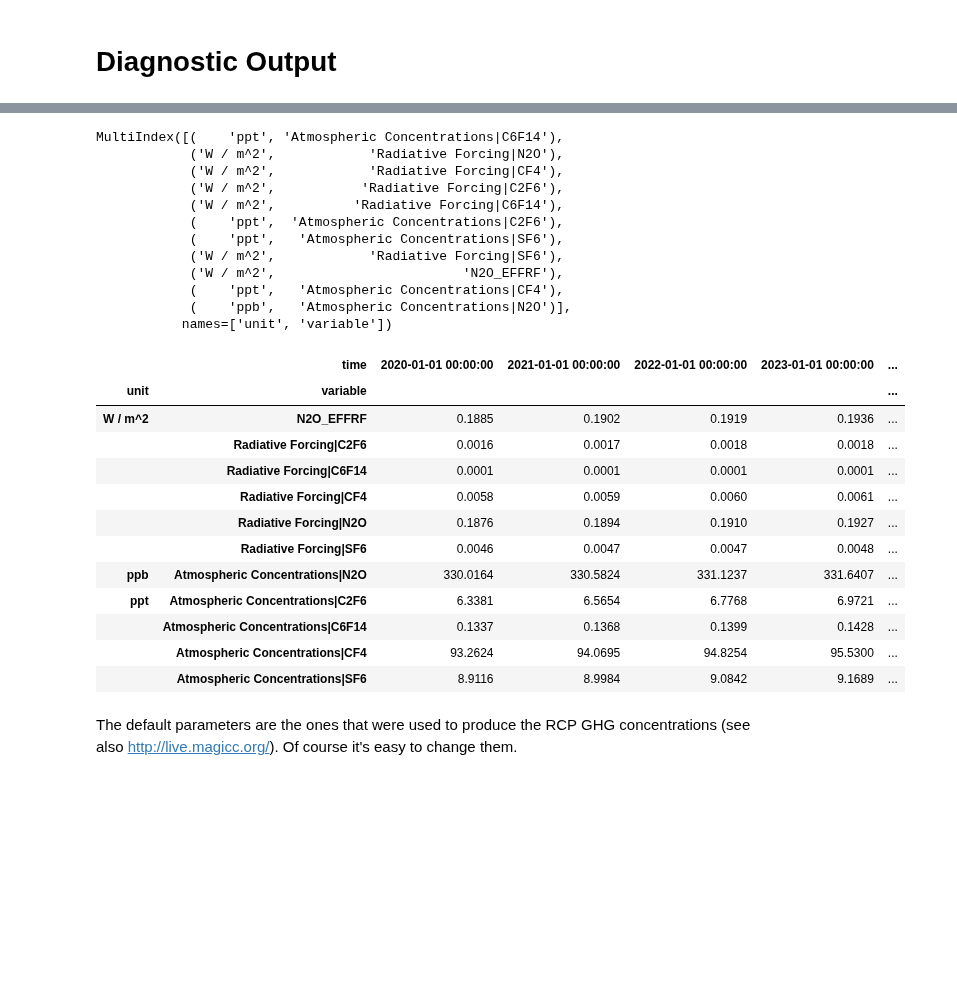
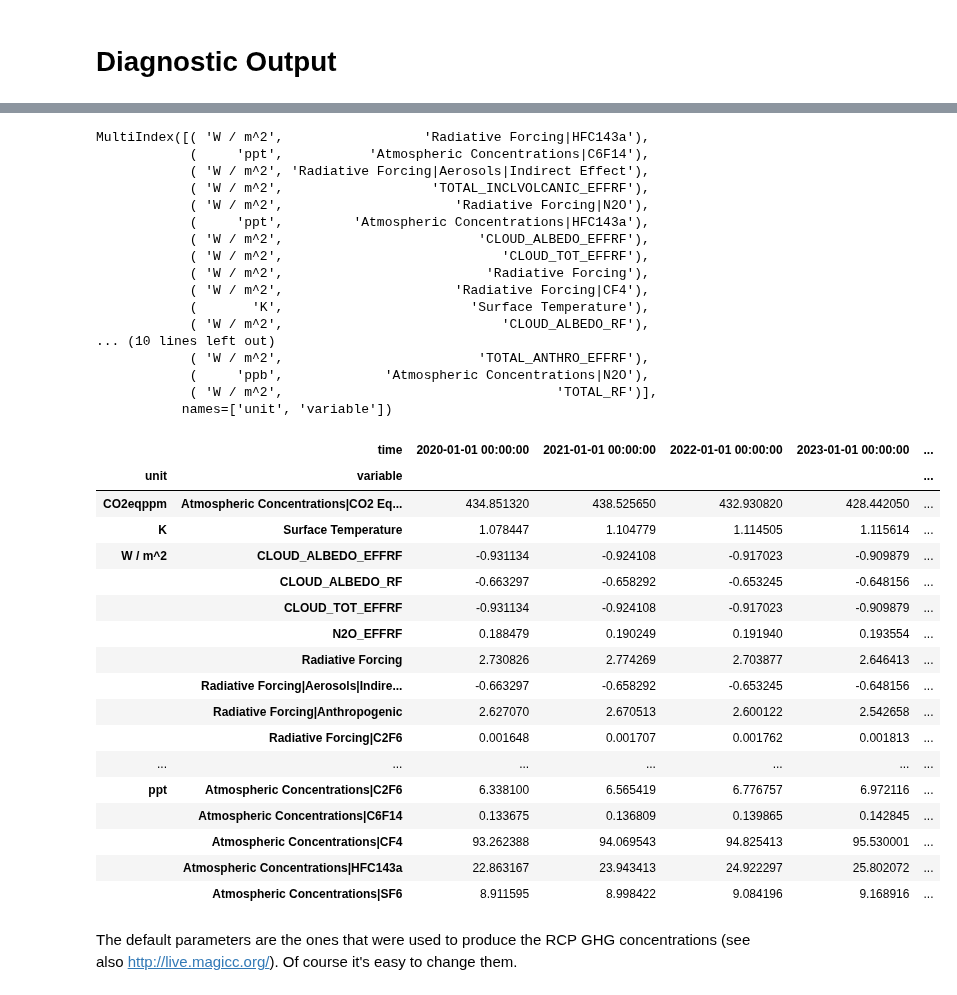
Before and after one commit to hsbay/cdrmex, a Jupyter notebook: ONCtests.ipynb, the cells around one changed output, grey strips where cells are left out. Saved outputs shown, nothing was run; the diff lists cells and outputs as text; code cells hidden in the pictures; blank space fills up the shorter version.

```diff
--- a/ONCtests.ipynb
+++ b/ONCtests.ipynb
@@ -43,7 +43,7 @@ SCEN_DIR = "SCEN"
 MAGICC6_DIR = join("..", "CDRRUN")
 
 # Net Zero Start Year
-nzst = 2035
+nzst = 2029
 
 # Start MAGICC at 1720 or before
 # The baseline for 0 °C will be recalculated based the mean
@@ -58,11 +58,12 @@ magcfg = {'startyear' : 1850,
           'rf_total_constantafteryr' : 2350,
           'rf_tropoz_constantafteryr' : 2350,
           'rf_stratoz_constantafteryr' : 2350,
-          'rf_mhalo_constantafteryr' : 2172,
-          'rf_fgas_constantafteryr' : 2172,
+          'rf_mhalo_constantafteryr' : 2150,
+          'rf_fgas_constantafteryr' : 2150,
+          'n2o_switchfromconc2emis_year': 2005,
+          'fgas_switchfromconc2emis_year': 2005,
+          'mhalo_switchfromconc2emis_year' : 2008,
           'mhalo_switch_conc2emis_yr' : 2008,
-          'fgas_switchfromconc2emis_year': 2005,
-          'n2o_switchfromconc2emis_year': 2005,
           'out_forcing' : 1,
           'out_emissions' : 1,
           'out_concentrations' : 1,
@@ -130,8 +131,8 @@ def interpt(start,end,length):
 CRsyr = 2021
 Bkyr = 2050
 # CO₂ gas is in GtC (2020 AnthroFF+LUC-IMB)
-AnthroC = 448.66
-LuC = 195.93
+AnthroC = 477.16
+LuC = 199.64
 # remainder after 300 ppm
 CCCxFF = 202.00
 CCCxLuC = 102.00
@@ -377,6 +377,7 @@ for n,var in enumerate(list):
 A single `pymagicc` run doesn't take long and returns a Pandas Dict.
 (If not on Windows, the very first run might be slower due to setting up Wine.)
 # %%
+pd.set_option("precision", 6)
 %time results = pymagicc.run(rcp26)
 results = ""
 %time results = pymagicc.run(declines[0].filter(), **magcfg)
@@ -487,36 +488,46 @@ dtype: float64
 # %%
 dfdebug2050 = res.filter(scenario="CCCx2050",region="World").timeseries().xs([
     'MAGICC6','CDRex','World','CCCx2050','not_relevant'],
     level = ['climate_model','model','region','scenario','todo'])
-newdf = dfdebug2050.loc[ (dfdebug2050[ datetime(2029,1,1,0)] < dfdebug2050[datetime(2030,1,1,0)]) & (dfdebug2050[ datetime(2029,1,1,0)] > 0)   ]
+newdf = dfdebug2050.loc[ (dfdebug2050[ datetime(2028,1,1,0)] < dfdebug2050[datetime(2029,1,1,0)]) & (dfdebug2050[ datetime(2029,1,1,0)] > 0)   ]
 print(newdf.index)
-newdf.loc[:,datetime(2020,1,1,0):datetime(2032,1,1,0)].sort_index().style
+newdf.loc[:,datetime(2020,1,1,0):datetime(2033,1,1,0)].sort_index().style
 # %% [output]
-MultiIndex([(    'ppt', 'Atmospheric Concentrations|C6F14'),
-            ('W / m^2',            'Radiative Forcing|N2O'),
-            ('W / m^2',            'Radiative Forcing|CF4'),
-            ('W / m^2',           'Radiative Forcing|C2F6'),
-            ('W / m^2',          'Radiative Forcing|C6F14'),
-            (    'ppt',  'Atmospheric Concentrations|C2F6'),
-            (    'ppt',   'Atmospheric Concentrations|SF6'),
-            ('W / m^2',            'Radiative Forcing|SF6'),
-            ('W / m^2',                        'N2O_EFFRF'),
-            (    'ppt',   'Atmospheric Concentrations|CF4'),
-            (    'ppb',   'Atmospheric Concentrations|N2O')],
+MultiIndex([( 'W / m^2',                  'Radiative Forcing|HFC143a'),
+            (     'ppt',           'Atmospheric Concentrations|C6F14'),
+            ( 'W / m^2', 'Radiative Forcing|Aerosols|Indirect Effect'),
+            ( 'W / m^2',                   'TOTAL_INCLVOLCANIC_EFFRF'),
+            ( 'W / m^2',                      'Radiative Forcing|N2O'),
+            (     'ppt',         'Atmospheric Concentrations|HFC143a'),
+            ( 'W / m^2',                         'CLOUD_ALBEDO_EFFRF'),
+            ( 'W / m^2',                            'CLOUD_TOT_EFFRF'),
+            ( 'W / m^2',                          'Radiative Forcing'),
+            ( 'W / m^2',                      'Radiative Forcing|CF4'),
+            (       'K',                        'Surface Temperature'),
+            ( 'W / m^2',                            'CLOUD_ALBEDO_RF'),
+... (10 lines left out)
+            ( 'W / m^2',                         'TOTAL_ANTHRO_EFFRF'),
+            (     'ppb',             'Atmospheric Concentrations|N2O'),
+            ( 'W / m^2',                                   'TOTAL_RF')],
            names=['unit', 'variable'])
 |  | time | 2020-01-01 00:00:00 | 2021-01-01 00:00:00 | 2022-01-01 00:00:00 | 2023-01-01 00:00:00 | ... |
 | unit | variable |  |  |  |  | ... |
-| W / m^2 | N2O_EFFRF | 0.1885 | 0.1902 | 0.1919 | 0.1936 | ... |
-|  | Radiative Forcing|C2F6 | 0.0016 | 0.0017 | 0.0018 | 0.0018 | ... |
-|  | Radiative Forcing|C6F14 | 0.0001 | 0.0001 | 0.0001 | 0.0001 | ... |
-|  | Radiative Forcing|CF4 | 0.0058 | 0.0059 | 0.0060 | 0.0061 | ... |
-|  | Radiative Forcing|N2O | 0.1876 | 0.1894 | 0.1910 | 0.1927 | ... |
-|  | Radiative Forcing|SF6 | 0.0046 | 0.0047 | 0.0047 | 0.0048 | ... |
-| ppb | Atmospheric Concentrations|N2O | 330.0164 | 330.5824 | 331.1237 | 331.6407 | ... |
-| ppt | Atmospheric Concentrations|C2F6 | 6.3381 | 6.5654 | 6.7768 | 6.9721 | ... |
-|  | Atmospheric Concentrations|C6F14 | 0.1337 | 0.1368 | 0.1399 | 0.1428 | ... |
-|  | Atmospheric Concentrations|CF4 | 93.2624 | 94.0695 | 94.8254 | 95.5300 | ... |
-|  | Atmospheric Concentrations|SF6 | 8.9116 | 8.9984 | 9.0842 | 9.1689 | ... |
+| CO2eqppm | Atmospheric Concentrations|CO2 Eq... | 434.851320 | 438.525650 | 432.930820 | 428.442050 | ... |
+| K | Surface Temperature | 1.078447 | 1.104779 | 1.114505 | 1.115614 | ... |
+| W / m^2 | CLOUD_ALBEDO_EFFRF | -0.931134 | -0.924108 | -0.917023 | -0.909879 | ... |
+|  | CLOUD_ALBEDO_RF | -0.663297 | -0.658292 | -0.653245 | -0.648156 | ... |
+|  | CLOUD_TOT_EFFRF | -0.931134 | -0.924108 | -0.917023 | -0.909879 | ... |
+|  | N2O_EFFRF | 0.188479 | 0.190249 | 0.191940 | 0.193554 | ... |
+|  | Radiative Forcing | 2.730826 | 2.774269 | 2.703877 | 2.646413 | ... |
+|  | Radiative Forcing|Aerosols|Indire... | -0.663297 | -0.658292 | -0.653245 | -0.648156 | ... |
+|  | Radiative Forcing|Anthropogenic | 2.627070 | 2.670513 | 2.600122 | 2.542658 | ... |
+|  | Radiative Forcing|C2F6 | 0.001648 | 0.001707 | 0.001762 | 0.001813 | ... |
+| ... | ... | ... | ... | ... | ... | ... |
+| ppt | Atmospheric Concentrations|C2F6 | 6.338100 | 6.565419 | 6.776757 | 6.972116 | ... |
+|  | Atmospheric Concentrations|C6F14 | 0.133675 | 0.136809 | 0.139865 | 0.142845 | ... |
+|  | Atmospheric Concentrations|CF4 | 93.262388 | 94.069543 | 94.825413 | 95.530001 | ... |
+|  | Atmospheric Concentrations|HFC143a | 22.863167 | 23.943413 | 24.922297 | 25.802072 | ... |
+|  | Atmospheric Concentrations|SF6 | 8.911595 | 8.998422 | 9.084196 | 9.168916 | ... |
 # %% [markdown]
 The default parameters are the ones that were used to produce the RCP GHG concentrations (see also http://live.magicc.org/). Of course it's easy to change them.
 # %%
```
Also changed, not shown: parts of 6 cells of this notebook.
